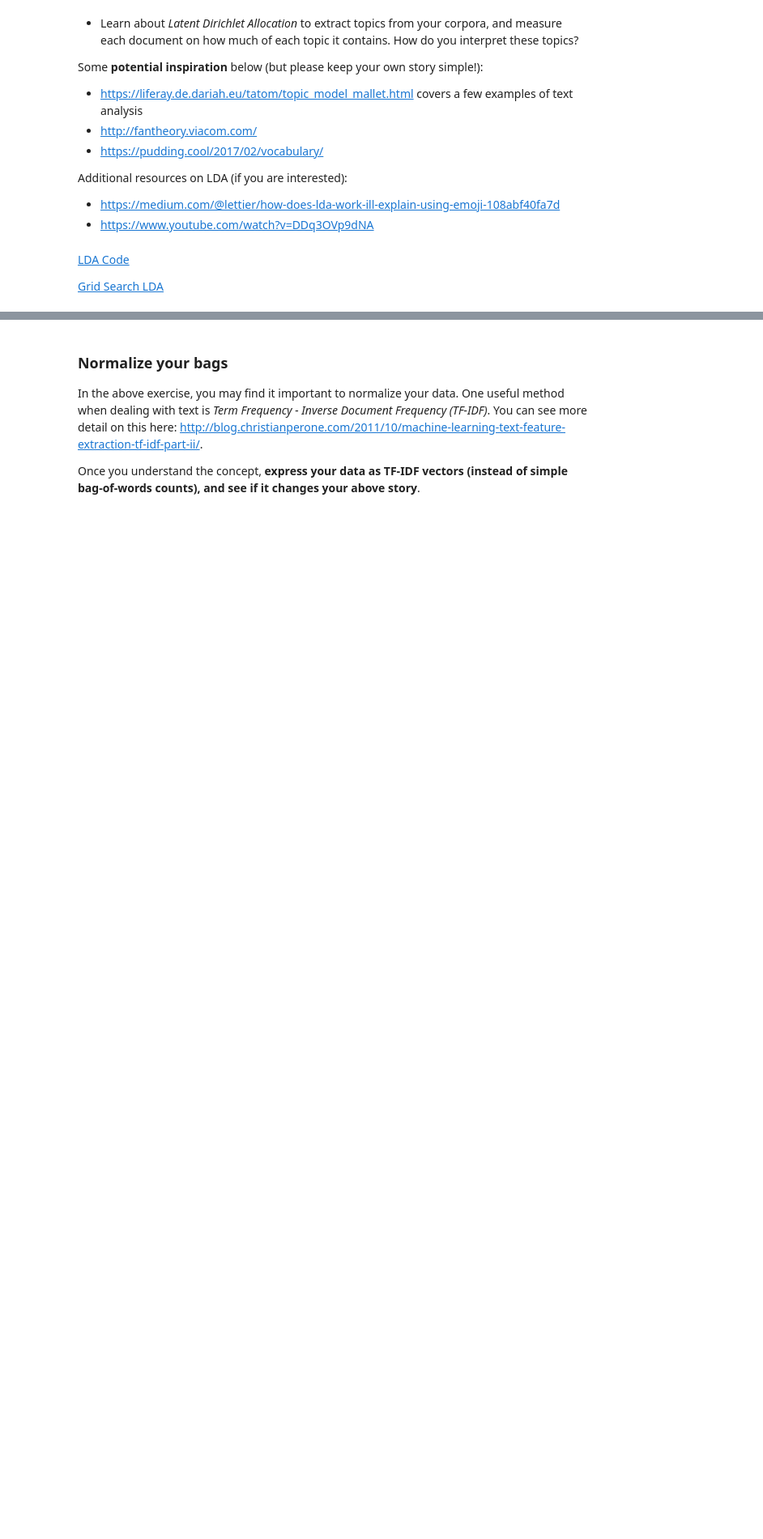
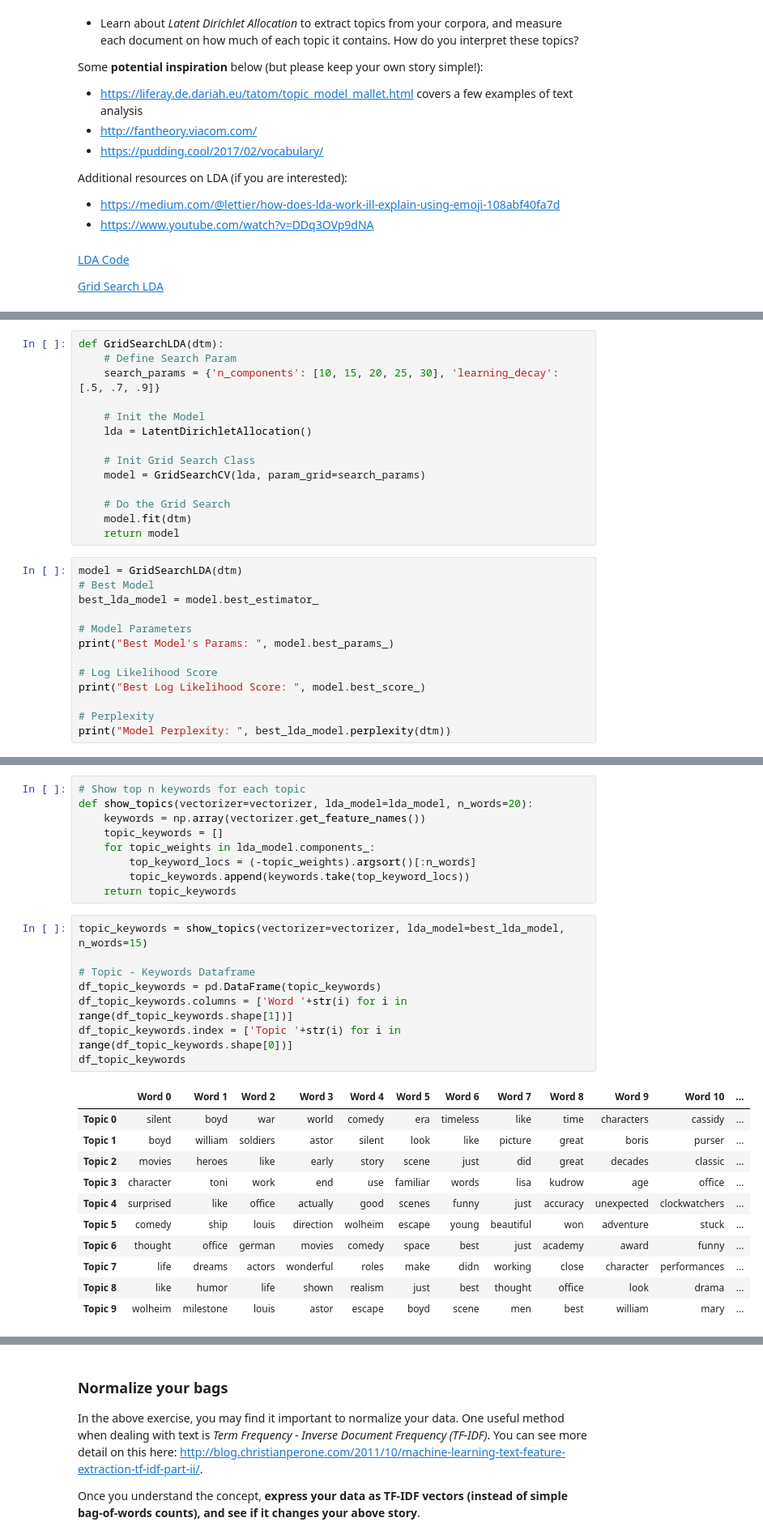
Before and after one commit to hanifa2102/AIAP_Week5, a Jupyter notebook: Week5_NLP_student.ipynb, the cells around one changed output, grey strips where cells are left out. Shown: that part at 81% size. Saved outputs shown, nothing was run; the diff lists cells and outputs as text; blank space fills up the shorter version.

```diff
--- a/Week5_NLP_student.ipynb
+++ b/Week5_NLP_student.ipynb
@@ -177,0 +232,27 @@ batman charlie holmes pesci series vinny brown bruce car fly frankenstein dracul
+# %%
+def GridSearchLDA(dtm):
+    # Define Search Param
+    search_params = {'n_components': [10, 15, 20, 25, 30], 'learning_decay': [.5, .7, .9]}
+
+    # Init the Model
+    lda = LatentDirichletAllocation()
+
+    # Init Grid Search Class
+    model = GridSearchCV(lda, param_grid=search_params)
+
+    # Do the Grid Search
+    model.fit(dtm)
+    return model
+# %%
+model = GridSearchLDA(dtm)
+# Best Model
+best_lda_model = model.best_estimator_
+
+# Model Parameters
+print("Best Model's Params: ", model.best_params_)
+
+# Log Likelihood Score
+print("Best Log Likelihood Score: ", model.best_score_)
+
+# Perplexity
+print("Model Perplexity: ", best_lda_model.perplexity(dtm))
@@ -178,2 +263,31 @@ batman charlie holmes pesci series vinny brown bruce car fly frankenstein dracul
+# %%
+# Show top n keywords for each topic
+def show_topics(vectorizer=vectorizer, lda_model=lda_model, n_words=20):
+    keywords = np.array(vectorizer.get_feature_names())
+    topic_keywords = []
+    for topic_weights in lda_model.components_:
+        top_keyword_locs = (-topic_weights).argsort()[:n_words]
+        topic_keywords.append(keywords.take(top_keyword_locs))
+    return topic_keywords
+# %%
+topic_keywords = show_topics(vectorizer=vectorizer, lda_model=best_lda_model, n_words=15)
+
+# Topic - Keywords Dataframe
+df_topic_keywords = pd.DataFrame(topic_keywords)
+df_topic_keywords.columns = ['Word '+str(i) for i in range(df_topic_keywords.shape[1])]
+df_topic_keywords.index = ['Topic '+str(i) for i in range(df_topic_keywords.shape[0])]
+df_topic_keywords
+# %% [output]
+|  | Word 0 | Word 1 | Word 2 | Word 3 | Word 4 | Word 5 | Word 6 | Word 7 | Word 8 | Word 9 | Word 10 | ... |
+| Topic 0 | silent | boyd | war | world | comedy | era | timeless | like | time | characters | cassidy | ... |
+| Topic 1 | boyd | william | soldiers | astor | silent | look | like | picture | great | boris | purser | ... |
+| Topic 2 | movies | heroes | like | early | story | scene | just | did | great | decades | classic | ... |
+| Topic 3 | character | toni | work | end | use | familiar | words | lisa | kudrow | age | office | ... |
+| Topic 4 | surprised | like | office | actually | good | scenes | funny | just | accuracy | unexpected | clockwatchers | ... |
+| Topic 5 | comedy | ship | louis | direction | wolheim | escape | young | beautiful | won | adventure | stuck | ... |
+| Topic 6 | thought | office | german | movies | comedy | space | best | just | academy | award | funny | ... |
+| Topic 7 | life | dreams | actors | wonderful | roles | make | didn | working | close | character | performances | ... |
+| Topic 8 | like | humor | life | shown | realism | just | best | thought | office | look | drama | ... |
+| Topic 9 | wolheim | milestone | louis | astor | escape | boyd | scene | men | best | william | mary | ... |
 # %% [markdown]
 - Should remove common words like br and film and movie
```
Also changed, not shown: parts of 29 cells of this notebook, 2 other files.
